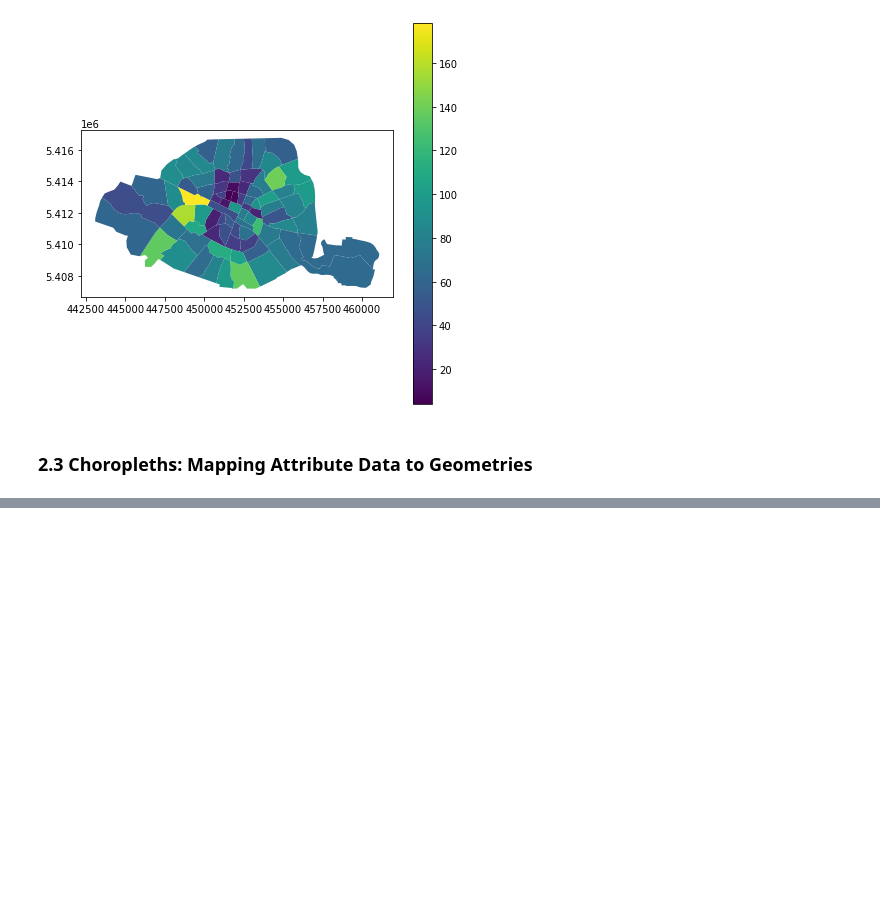
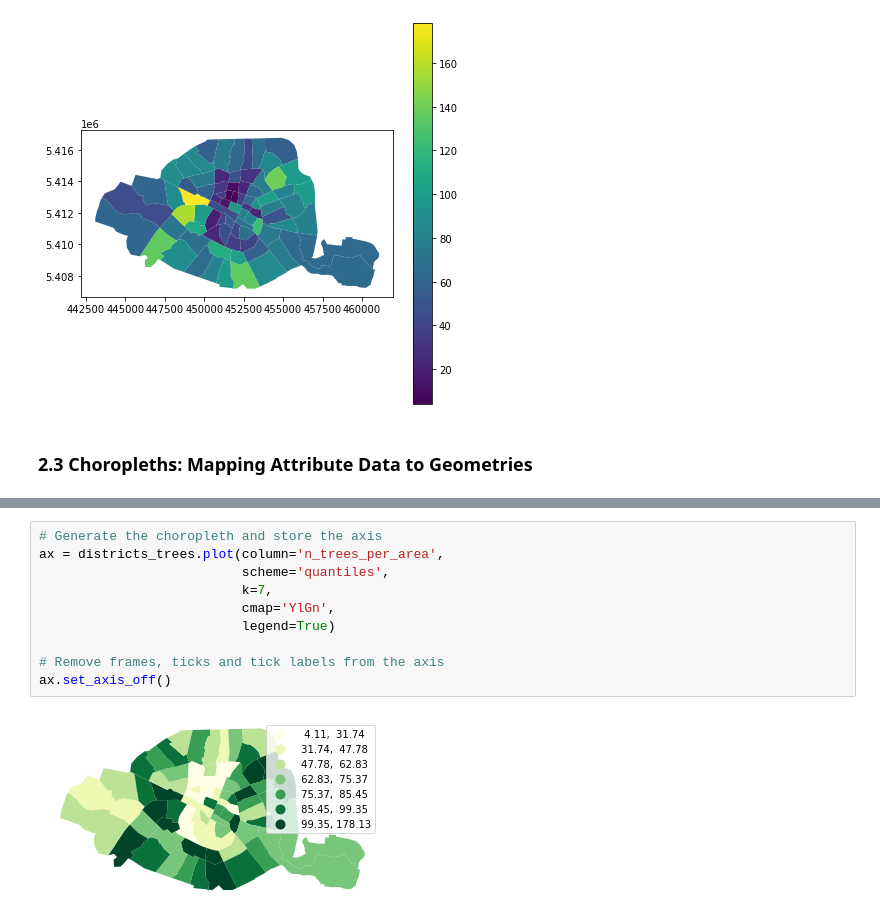
Before and after one commit to mxagar/space_exploration, a Jupyter notebook: geospatial_data_guide/lab/02_Spatial_Relationships.ipynb, the cells around one changed output, grey strips where cells are left out. Cells and saved outputs as stored; diff of their text form; blank space fills up the shorter version.

```diff
--- a/geospatial_data_guide/lab/02_Spatial_Relationships.ipynb
+++ b/geospatial_data_guide/lab/02_Spatial_Relationships.ipynb
@@ -280,0 +299,12 @@ Numerical columns default to continuous sequential color maps, however, it's bet
+# %%
+# Generate the choropleth and store the axis
+ax = districts_trees.plot(column='n_trees_per_area',
+                          scheme='quantiles',
+                          k=7,
+                          cmap='YlGn',
+                          legend=True)
+
+# Remove frames, ticks and tick labels from the axis
+ax.set_axis_off()
+# %% [output]
+[figure, added]
```
Also changed, not shown: parts of 8 cells of this notebook, 1 other file.
